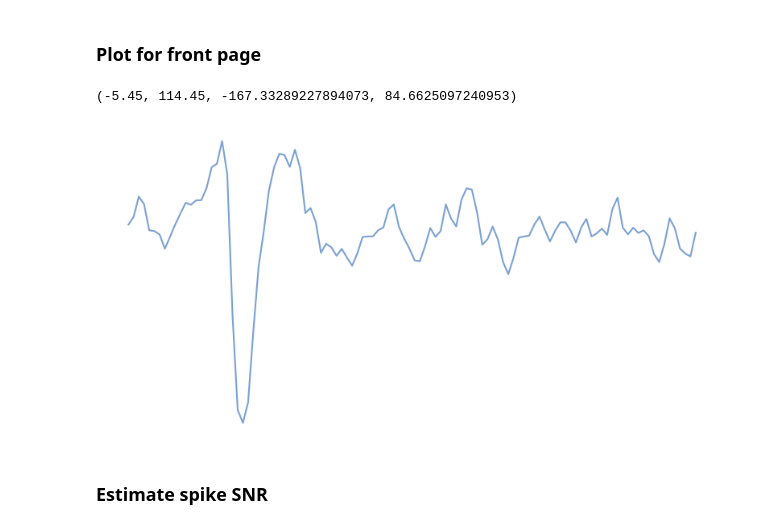
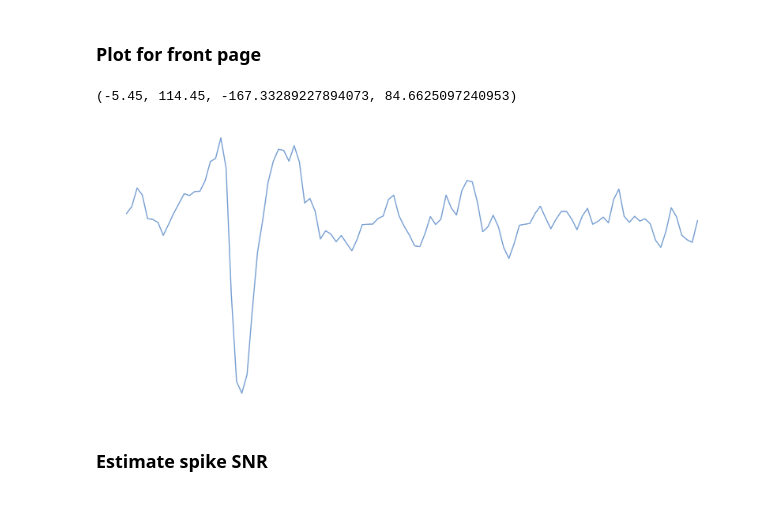
Before and after one commit to ariaalinejad/VectorQuantizationForNeuralSignals, a Jupyter notebook: notebooks/SpikeVsBackground.ipynb, the cells around one changed output. Cells and saved outputs as stored; diff of their text form; code cells hidden in the pictures.

```diff
--- a/notebooks/SpikeVsBackground.ipynb
+++ b/notebooks/SpikeVsBackground.ipynb
@@ -201,19 +207,23 @@ for j in range(2):
 # %%
 # plot for front page
 
-plt.figure(figsize=(20,10))
-plt.plot(AP1[spike_intervals[0][0]:spike_intervals[0][1]+50,0], color='#7BA1D3', linewidth=3.0)
+# plt.figure(figsize=(20,10))
+# plt.plot(AP1[spike_intervals[0][0]:spike_intervals[0][1]+50,0], color='#7BA1D3', linewidth=3.0)
+# plt.axis("off")
+
+plt.figure(figsize=(40,18))
+plt.plot(AP1[spike_intervals[0][0]:spike_intervals[0][1]+50,0], color='#7BA1D3', linewidth=4.0)
 plt.axis("off")
 # plt.figure(figsize=(20,10))
 # plt.plot(AP1[spike_intervals[0][0]-50:spike_intervals[0][1]+5,0], color='#7BA1D3', linewidth=3.0)
 # plt.axis("off")
 # plt.figure(figsize=(20,10))
 # plt.plot(AP1[spike_intervals[0][0]-30:spike_intervals[0][1]+5,0], color='#7BA1D3', linewidth=3.0)
 # plt.ylim(-167.33289227894073, 300)
 # plt.axis("off")
 # %% [output]
 (-5.45, 114.45, -167.33289227894073, 84.6625097240953)
-[figure, old version]
+[figure, new version]
 # %% [markdown]
 ### Estimate spike SNR
 # %%
```
Also changed, not shown: parts of 4 cells of this notebook.
